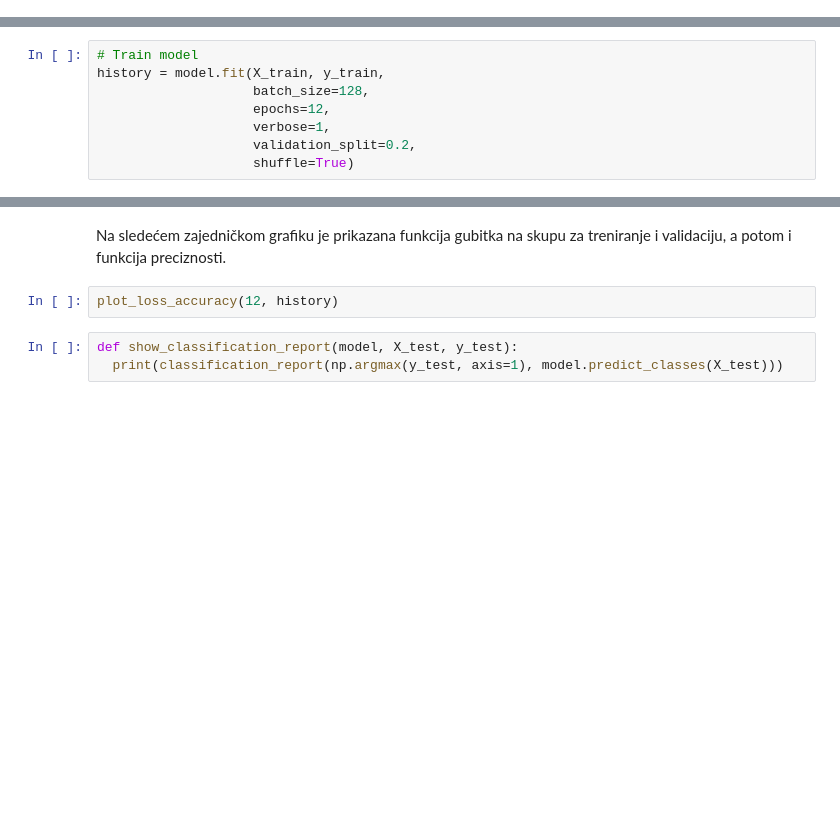
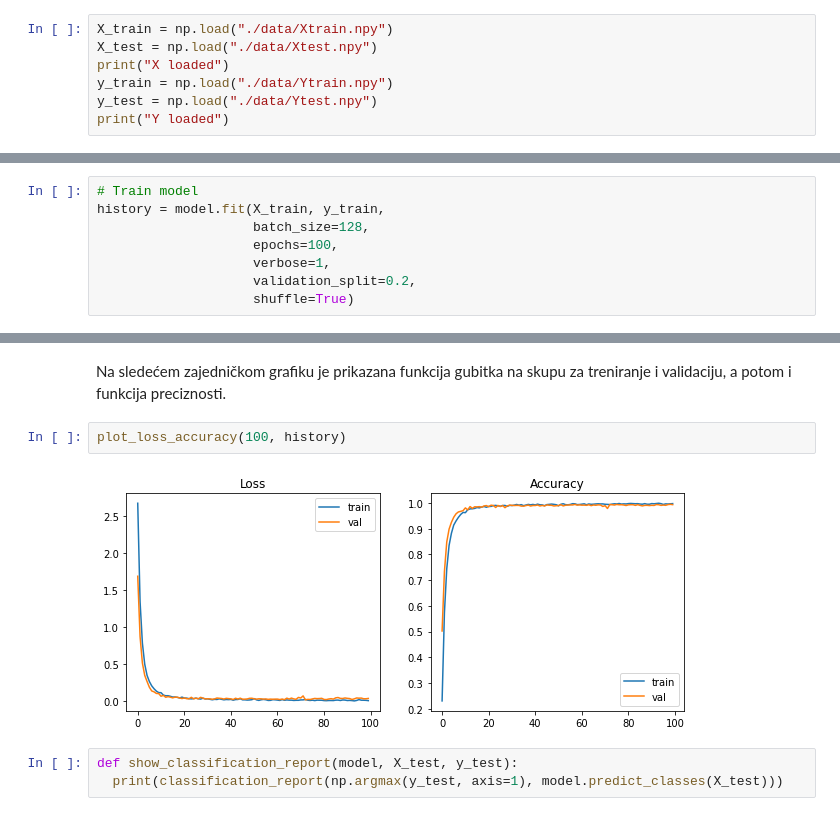
Before and after one commit to zokaaagajich/SignLanguage-ML, a Jupyter notebook: signLanguage-ML.ipynb, the cells around one changed output, grey strips where cells are left out. Cells and saved outputs as stored; diff of their text form; blank space fills up the shorter version.

```diff
--- a/signLanguage-ML.ipynb
+++ b/signLanguage-ML.ipynb
@@ -133,0 +196,7 @@ print(y_test.shape)
+# %%
+X_train = np.load("./data/Xtrain.npy")
+X_test = np.load("./data/Xtest.npy")
+print("X loaded")
+y_train = np.load("./data/Ytrain.npy")
+y_test = np.load("./data/Ytest.npy")
+print("Y loaded")
@@ -174,7 +264,7 @@ model.compile(loss='categorical_crossentropy', optimizer=optimizers.Adam(learnin
 # Train model
 history = model.fit(X_train, y_train,
                     batch_size=128,
-                    epochs=12,
+                    epochs=100,
                     verbose=1,
                     validation_split=0.2,
                     shuffle=True)
@@ -197,7 +305,9 @@ def plot_loss_accuracy(epochs, history):
 # %% [markdown]
 Na sledećem zajedničkom grafiku je prikazana funkcija gubitka na skupu za treniranje i validaciju, a potom i funkcija preciznosti.
 # %%
-plot_loss_accuracy(12, history)
+plot_loss_accuracy(100, history)
+# %% [output]
+[figure, added]
 # %%
 def show_classification_report(model, X_test, y_test):
   print(classification_report(np.argmax(y_test, axis=1), model.predict_classes(X_test)))
```
Also changed, not shown: parts of 39 cells of this notebook.
